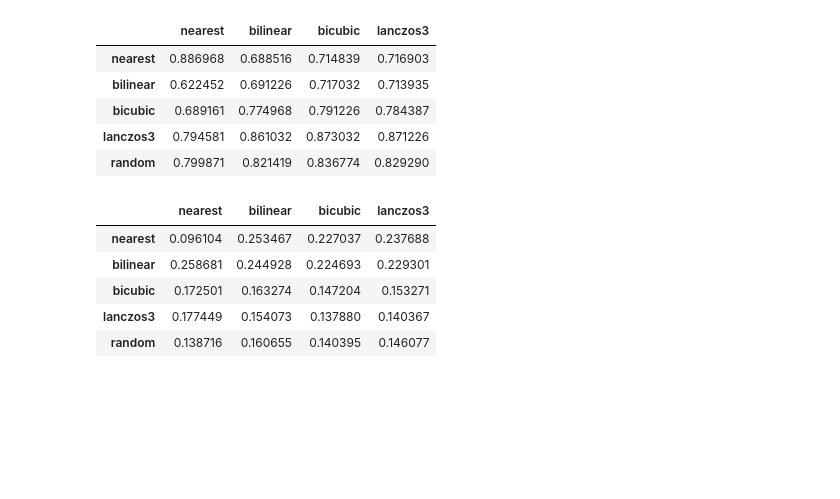
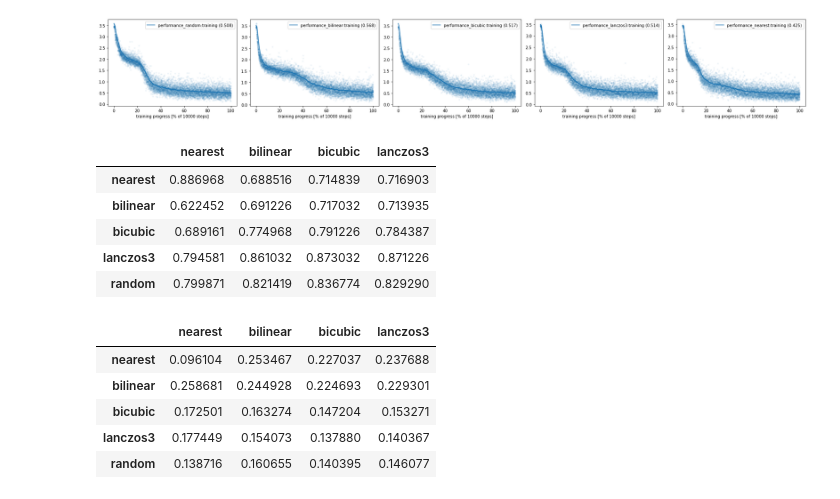
Before and after one commit to mittalgovind/BayesForensics, a Jupyter notebook: results.ipynb, the cells around one changed output. Saved outputs shown, nothing was run; the diff lists cells and outputs as text; code cells hidden in the pictures; blank space fills up the shorter version.

Commit message:
Updated train/test and graphs

```diff
--- a/results.ipynb
+++ b/results.ipynb
@@ -10,11 +6,2 @@ import matplotlib.pyplot as plt
 # %%
 methods = ['nearest', 'bilinear', 'bicubic', 'lanczos3', 'random']
-# %%
-i = 0
-name = f'bayesian-train-test/performance_{methods[i]}.json'
-from helpers import results_data, utils, plots
-
-perf = results_data.load(name)
-utils.printd(perf)
-
-plots.perf(perf, alpha=0.01)
@@ -28,17 +7,0 @@ plots.perf(perf, alpha=0.01)
-# %%
-%matplotlib inline
-plt.rcParams['figure.figsize'] = [20, 20]
-fig, axs = plt.subplots(3, 2)
-ax_list = [(0, 0), (0, 1), (1, 0), (1, 1), (2, 0)]
-
-x_axis = np.reshape(np.arange(10000), (200, 50))[:, 0]
-
-for i in range(len(methods)):
-    with open(f'bayesian-train-test/performance_{methods[i]}.json', 'r') as f:
-        performance = json.load(f)['loss']['training']
-    performance = np.reshape(performance, (200, 50))
-
-    axs[ax_list[i]].plot(x_axis, performance[:, -1])
-    axs[ax_list[i]].set_title(f'Training Loss - {methods[i].capitalize()}')
-    axs[ax_list[i]].set_xlabel('Epoch')
-    axs[ax_list[i]].set_ylabel('Loss')
@@ -46,0 +10,8 @@ for i in range(len(methods)):
+# %%
+%matplotlib inline
+performances = rcache.load_all(step='performance', method='*')
+for model in performances:
+    performances[model] = performances[model]['loss']
+
+plots.perf(performances, alpha=0.01)
+# %% [output]
@@ -47,3 +19,4 @@ for i in range(len(methods)):
+[figure, added]
 # %%
 import pandas as pd
 from collections import Counter
```
Also changed, not shown: parts of 10 cells of this notebook.
